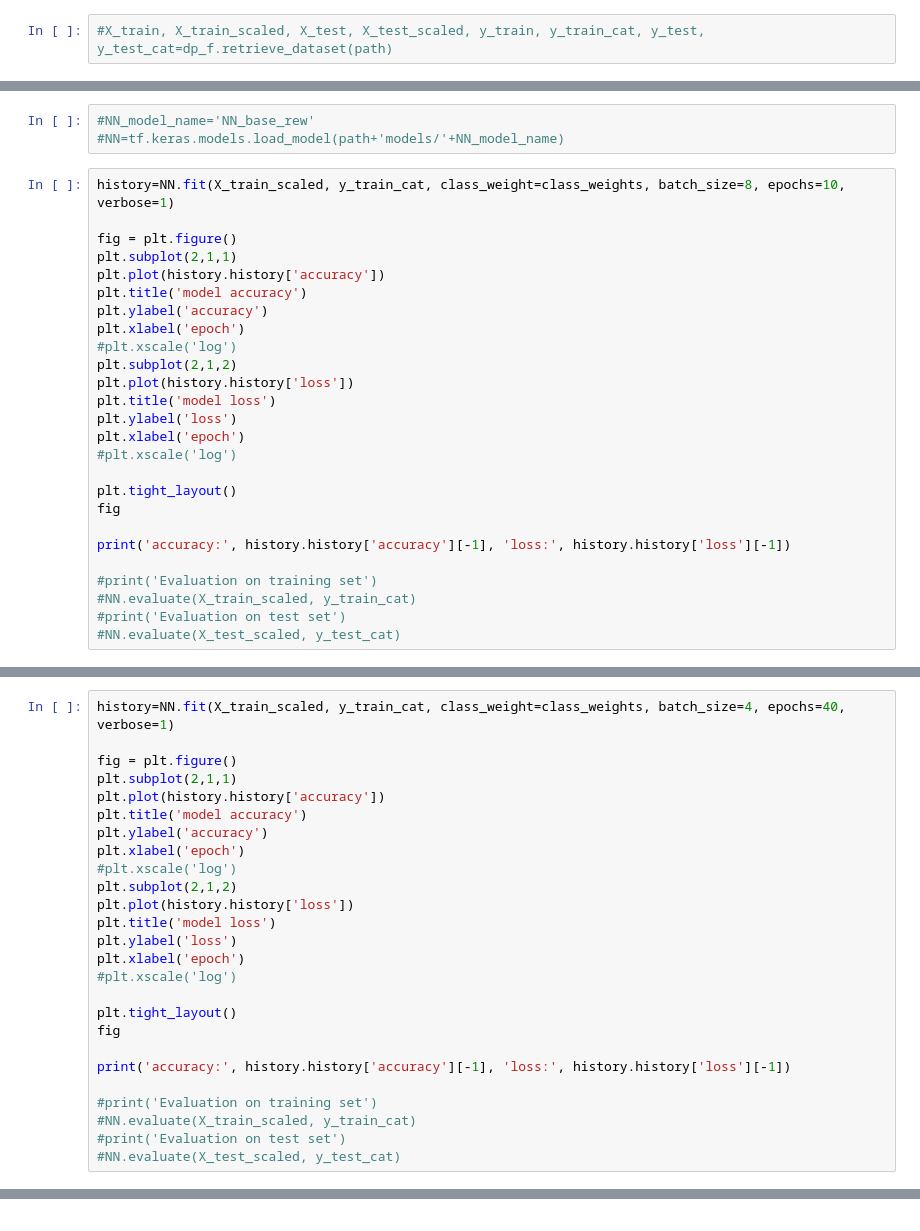
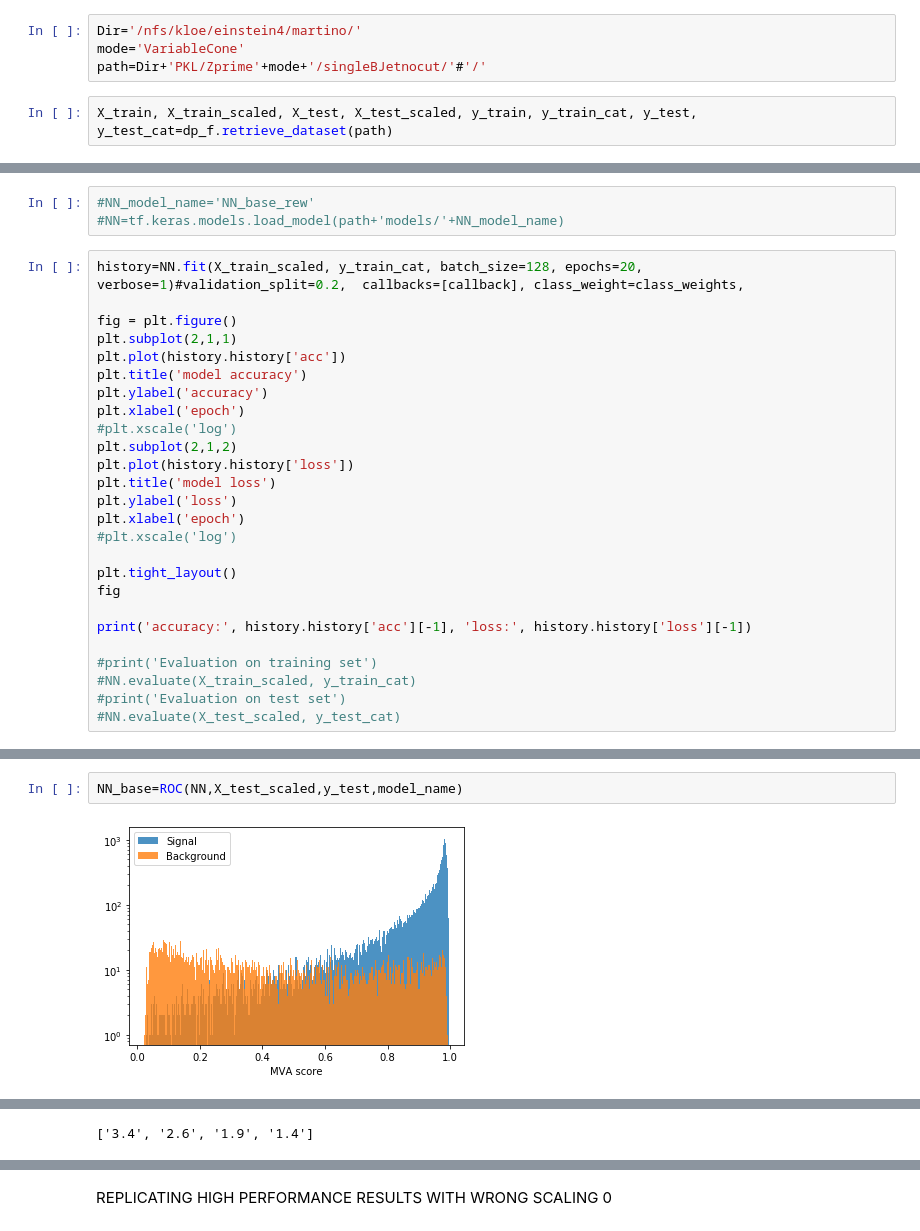
Before and after one commit to martinosal/TA_trainer, a Jupyter notebook: train_NN.ipynb, the cells around one changed output, grey strips where cells are left out. Drawn from its saved outputs; the diff is of its cells as text.

Commit message:
solved wrong scaling performance bug

```diff
--- a/train_NN.ipynb
+++ b/train_NN.ipynb
@@ -34,3 +107,7 @@ path='../PKL/Zprime'+mode+'wrongscalingJet/'
+# %%
+Dir='/nfs/kloe/einstein4/martino/'
+mode='VariableCone'
+path=Dir+'PKL/Zprime'+mode+'/singleBJetnocut/'#'/'
 # %%
-#X_train, X_train_scaled, X_test, X_test_scaled, y_train, y_train_cat, y_test, y_test_cat=dp_f.retrieve_dataset(path)
+X_train, X_train_scaled, X_test, X_test_scaled, y_train, y_train_cat, y_test, y_test_cat=dp_f.retrieve_dataset(path)
 # %% [output]
@@ -104,11 +144,11 @@ class_weights
 #NN_model_name='NN_base_rew'
 #NN=tf.keras.models.load_model(path+'models/'+NN_model_name)
 # %%
-history=NN.fit(X_train_scaled, y_train_cat, class_weight=class_weights, batch_size=8, epochs=10, verbose=1)
+history=NN.fit(X_train_scaled, y_train_cat, batch_size=128, epochs=20, verbose=1)#validation_split=0.2,  callbacks=[callback], class_weight=class_weights,
 
 fig = plt.figure()
 plt.subplot(2,1,1)
-plt.plot(history.history['accuracy'])
+plt.plot(history.history['acc'])
 plt.title('model accuracy')
 plt.ylabel('accuracy')
 plt.xlabel('epoch')
@@ -123,7 +163,7 @@ plt.xlabel('epoch')
 plt.tight_layout()
 fig
 
-print('accuracy:', history.history['accuracy'][-1], 'loss:', history.history['loss'][-1])
+print('accuracy:', history.history['acc'][-1], 'loss:', history.history['loss'][-1])
 
 #print('Evaluation on training set')
 #NN.evaluate(X_train_scaled, y_train_cat)
@@ -151,26 +173,0 @@ accuracy: 0.7427430748939514 loss: 0.48245465755462646
-# %%
-history=NN.fit(X_train_scaled, y_train_cat, class_weight=class_weights, batch_size=4, epochs=40, verbose=1)
-
-fig = plt.figure()
-plt.subplot(2,1,1)
-plt.plot(history.history['accuracy'])
-plt.title('model accuracy')
-plt.ylabel('accuracy')
-plt.xlabel('epoch')
-#plt.xscale('log')
-plt.subplot(2,1,2)
-plt.plot(history.history['loss'])
-plt.title('model loss')
-plt.ylabel('loss')
-plt.xlabel('epoch')
-#plt.xscale('log')
-
-plt.tight_layout()
-fig
-
-print('accuracy:', history.history['accuracy'][-1], 'loss:', history.history['loss'][-1])
-
-#print('Evaluation on training set')
-#NN.evaluate(X_train_scaled, y_train_cat)
-#print('Evaluation on test set')
-#NN.evaluate(X_test_scaled, y_test_cat)
@@ -212,0 +188,4 @@ INFO:tensorflow:Assets written to: ../PKL/ZprimeVariableCone_m/wrongscalingJet/m
+# %%
+NN_base=ROC(NN,X_test_scaled,y_test,model_name)
+# %% [output]
+[figure, added]
@@ -212,0 +193 @@ INFO:tensorflow:Assets written to: ../PKL/ZprimeVariableCone_m/wrongscalingJet/m
+['3.4', '2.6', '1.9', '1.4']
@@ -212,0 +195,2 @@ INFO:tensorflow:Assets written to: ../PKL/ZprimeVariableCone_m/wrongscalingJet/m
+# %% [markdown]
+REPLICATING HIGH PERFORMANCE RESULTS WITH WRONG SCALING 0
```
Also changed, not shown: parts of 24 cells of this notebook, 8 other files.
